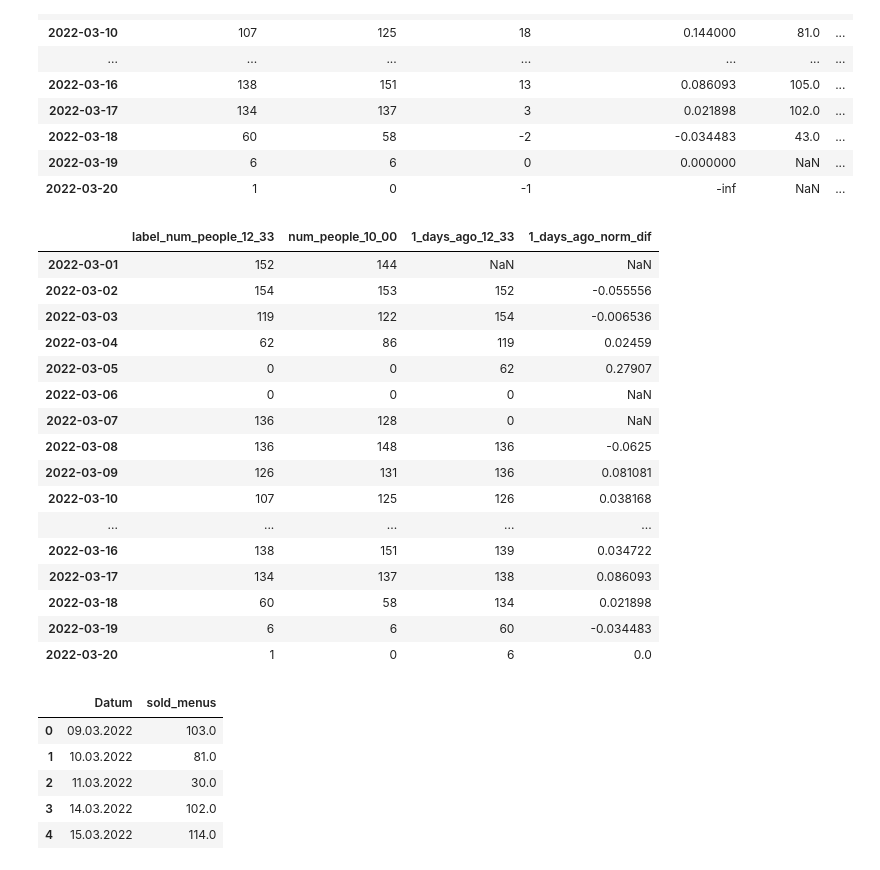
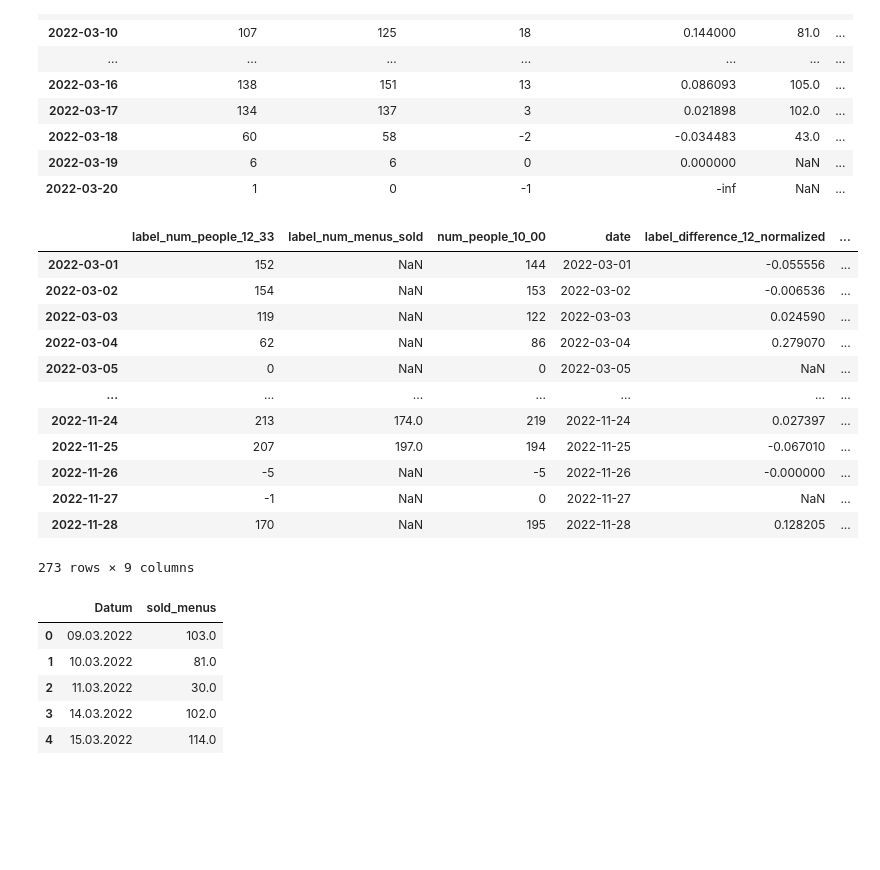
Before and after one commit to flo-meier-go-with-the-flow/food-saving-showcase, a Jupyter notebook: notebooks/menu_sold_flow_count.ipynb, the cells around one changed output. Cells and saved outputs as stored; diff of their text form; code cells hidden in the pictures; blank space fills up the shorter version.

```diff
--- a/notebooks/menu_sold_flow_count.ipynb
+++ b/notebooks/menu_sold_flow_count.ipynb
@@ -43,25 +43,21 @@ num_people_by_date.head(20)
 # %%
 pickle_path=os.path.join('..', 'data', 'features_by_date')
 features_by_date=pd.read_pickle(pickle_path)
-features_by_date.head(20)
+features_by_date.head(1000)
 # %% [output]
-|  | label_num_people_12_33 | num_people_10_00 | 1_days_ago_12_33 | 1_days_ago_norm_dif |
-| 2022-03-01 | 152 | 144 | NaN | NaN |
-| 2022-03-02 | 154 | 153 | 152 | -0.055556 |
-| 2022-03-03 | 119 | 122 | 154 | -0.006536 |
-| 2022-03-04 | 62 | 86 | 119 | 0.02459 |
-| 2022-03-05 | 0 | 0 | 62 | 0.27907 |
-| 2022-03-06 | 0 | 0 | 0 | NaN |
-| 2022-03-07 | 136 | 128 | 0 | NaN |
-| 2022-03-08 | 136 | 148 | 136 | -0.0625 |
-| 2022-03-09 | 126 | 131 | 136 | 0.081081 |
-| 2022-03-10 | 107 | 125 | 126 | 0.038168 |
-| ... | ... | ... | ... | ... |
-| 2022-03-16 | 138 | 151 | 139 | 0.034722 |
-| 2022-03-17 | 134 | 137 | 138 | 0.086093 |
-| 2022-03-18 | 60 | 58 | 134 | 0.021898 |
-| 2022-03-19 | 6 | 6 | 60 | -0.034483 |
-| 2022-03-20 | 1 | 0 | 6 | 0.0 |
+|  | label_num_people_12_33 | label_num_menus_sold | num_people_10_00 | date | label_difference_12_normalized | ... |
+| 2022-03-01 | 152 | NaN | 144 | 2022-03-01 | -0.055556 | ... |
+| 2022-03-02 | 154 | NaN | 153 | 2022-03-02 | -0.006536 | ... |
+| 2022-03-03 | 119 | NaN | 122 | 2022-03-03 | 0.024590 | ... |
+| 2022-03-04 | 62 | NaN | 86 | 2022-03-04 | 0.279070 | ... |
+| 2022-03-05 | 0 | NaN | 0 | 2022-03-05 | NaN | ... |
+| ... | ... | ... | ... | ... | ... | ... |
+| 2022-11-24 | 213 | 174.0 | 219 | 2022-11-24 | 0.027397 | ... |
+| 2022-11-25 | 207 | 197.0 | 194 | 2022-11-25 | -0.067010 | ... |
+| 2022-11-26 | -5 | NaN | -5 | 2022-11-26 | -0.000000 | ... |
+| 2022-11-27 | -1 | NaN | 0 | 2022-11-27 | NaN | ... |
+| 2022-11-28 | 170 | NaN | 195 | 2022-11-28 | 0.128205 | ... |
+273 rows × 9 columns
 # %%
 csv_path=os.path.join('..', 'data', 'sold_menus.csv')
 
```
Also changed, not shown: parts of 10 cells of this notebook, 38 other files.
